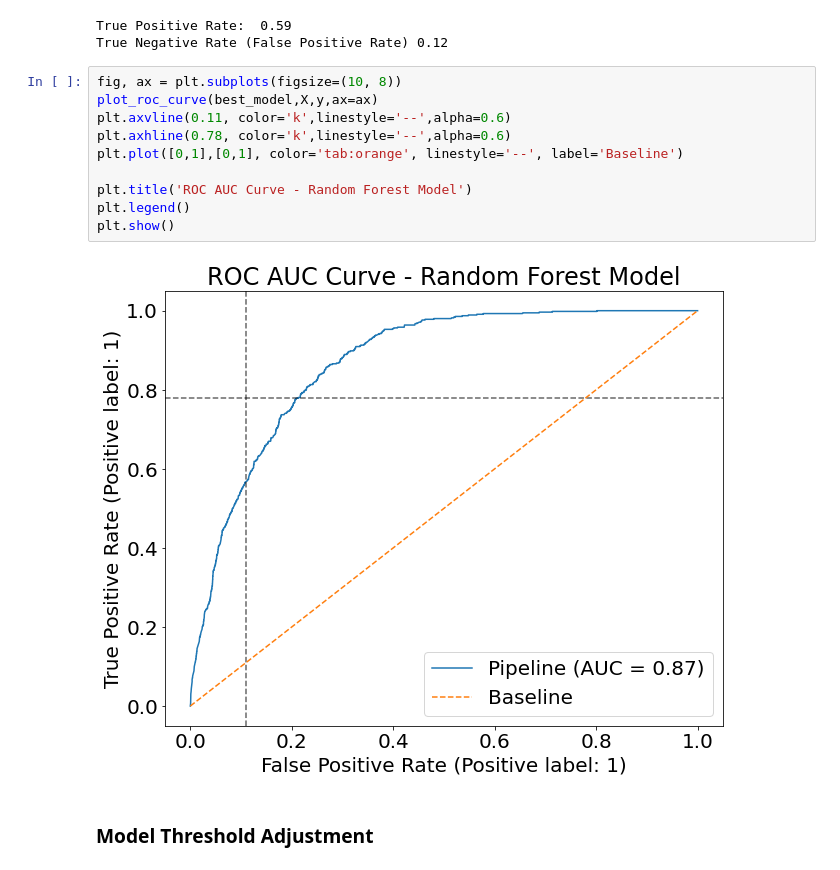
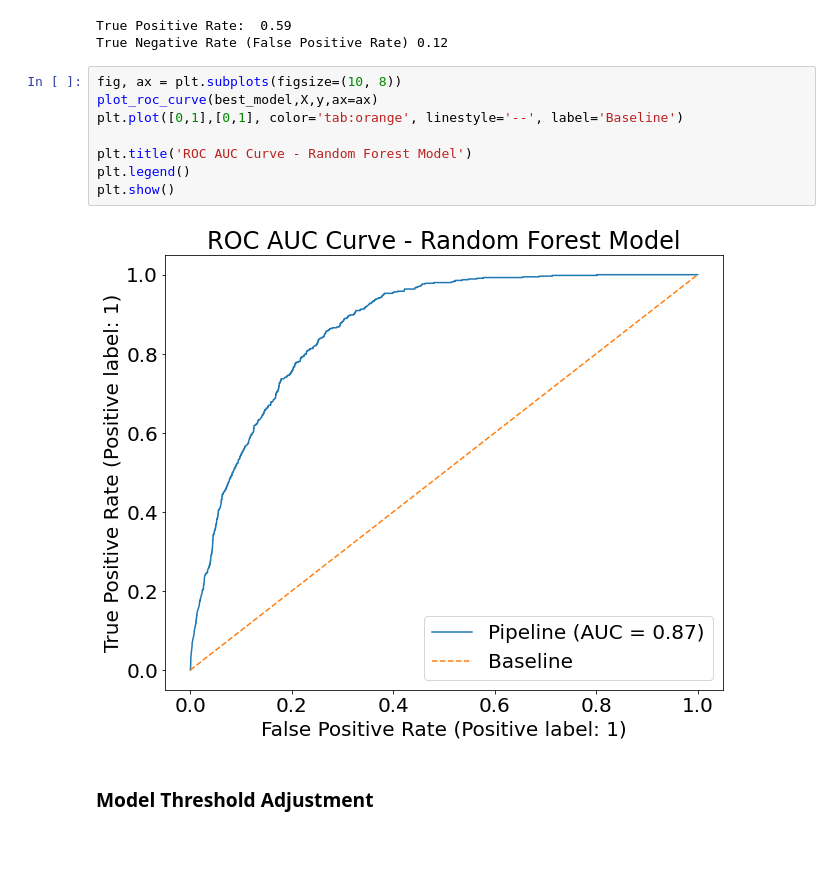
Before and after one commit to JeanLiew/WNV-Predictive-Model, a Jupyter notebook: 3_Modelling.ipynb, the cells around one changed output. Cells and saved outputs as stored; diff of their text form.

```diff
--- a/3_Modelling.ipynb
+++ b/3_Modelling.ipynb
@@ -263,15 +253,13 @@ True Negative Rate (False Positive Rate) 0.12
 # %%
 fig, ax = plt.subplots(figsize=(10, 8))
 plot_roc_curve(best_model,X,y,ax=ax)
-plt.axvline(0.11, color='k',linestyle='--',alpha=0.6)
-plt.axhline(0.78, color='k',linestyle='--',alpha=0.6)
 plt.plot([0,1],[0,1], color='tab:orange', linestyle='--', label='Baseline')
 
 plt.title('ROC AUC Curve - Random Forest Model')
 plt.legend()
 plt.show()
 # %% [output]
-[figure, old version]
+[figure, new version]
 # %% [markdown]
 ### Model Threshold Adjustment
 # %%
```
Also changed, not shown: parts of 8 cells of this notebook.
